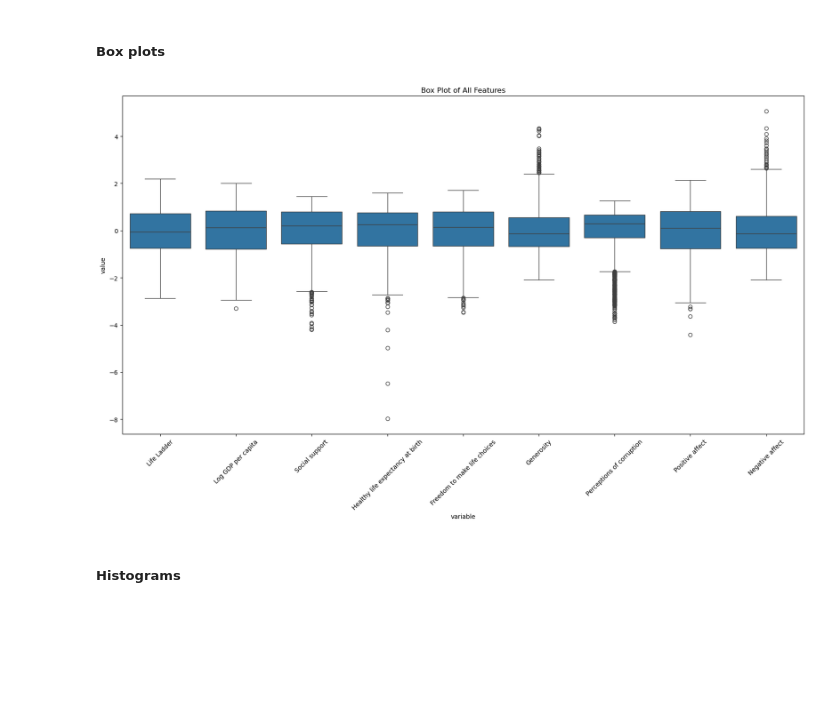
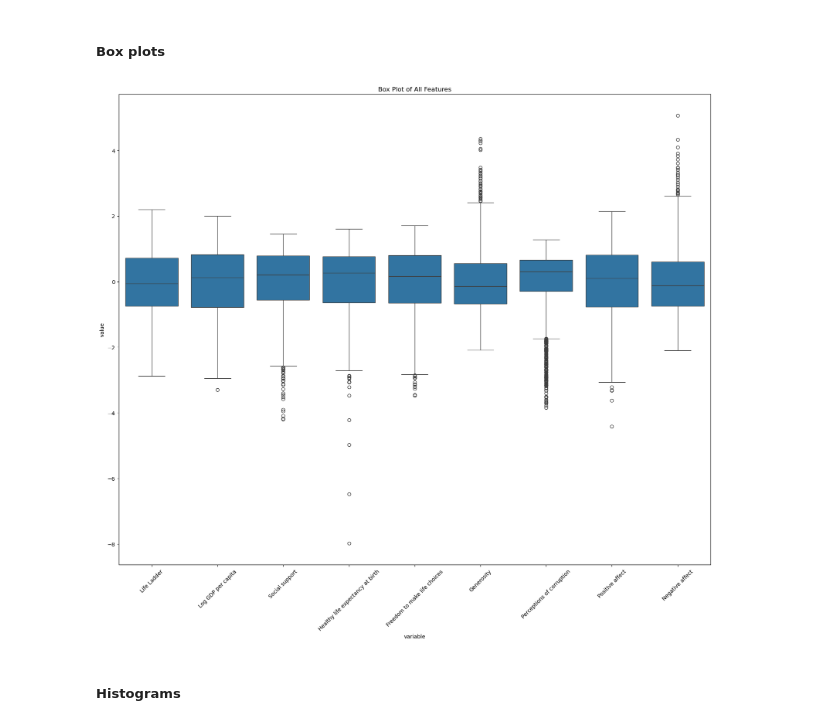
Before and after one commit to TRossen89/BI_Exam, a Jupyter notebook: happiness_data.ipynb, the cells around one changed output. Cells and saved outputs as stored; diff of their text form; code cells hidden in the pictures; blank space fills up the shorter version.

Commit message:
Almost 50 % of Streamlit data section

```diff
--- a/happiness_data.ipynb
+++ b/happiness_data.ipynb
@@ -79,18 +91,22 @@ print(num_unique_countries)
 # %%
 scaler = StandardScaler()
 
 df_standardized = pd.DataFrame(scaler.fit_transform(df.drop(columns=["Country", "Year"])), columns=df.drop(columns=["Country", "Year"]).columns)
 
 df_melted = df_standardized.melt()
 
-plt.figure(figsize=(20, 10))
+# Saving the df_melted for streamlit app
+with pd.HDFStore('dataframes.h5') as store:
+    store['hap_box_df'] = df_melted
+
+plt.figure(figsize=(20, 16))
 sns.boxplot(x='variable', y='value', data=df_melted)
 
 plt.title("Box Plot of All Features")
 plt.xticks(rotation=45)
 plt.show()
 # %% [output]
-[figure, old version]
+[figure, new version]
 # %% [markdown]
 ##### Histograms
 # %%
```
Also changed, not shown: parts of 46 cells of this notebook, 11 other files.
